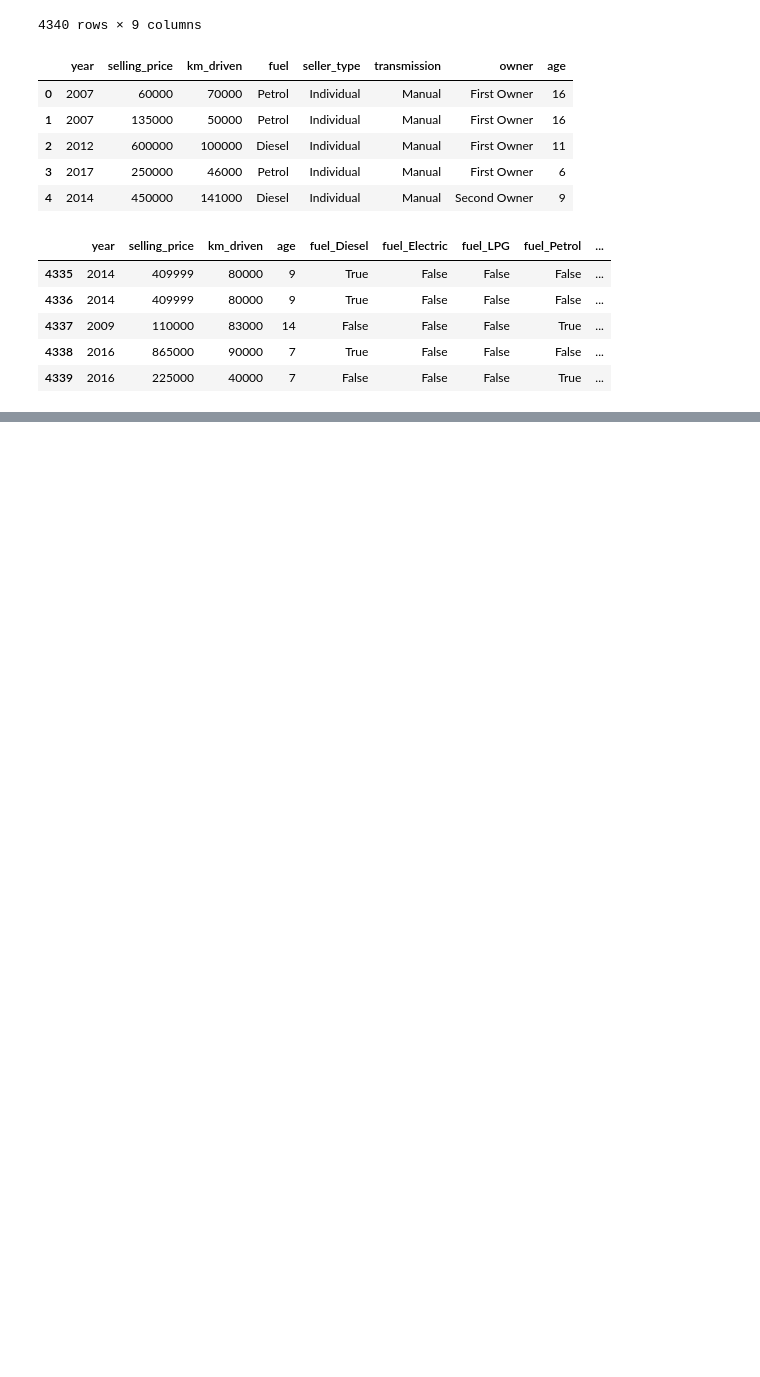
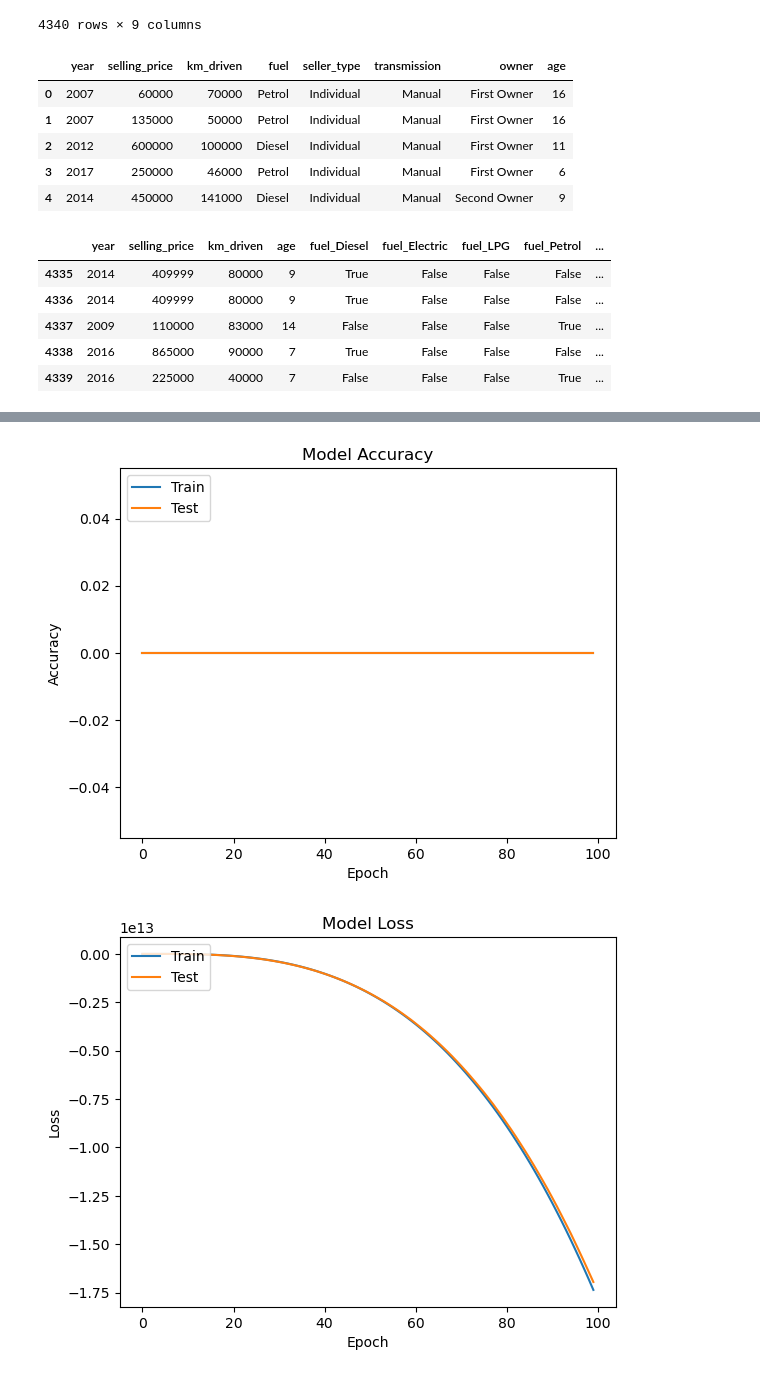
Before and after one commit to BMH7328/Capstone-Project, a Jupyter notebook: Cs Project Shawn.ipynb, the cells around one changed output, grey strips where cells are left out. Cells and saved outputs as stored; diff of their text form; code cells hidden in the pictures; blank space fills up the shorter version.

```diff
--- a/Untitled.ipynb
+++ b/Cs Project Shawn.ipynb
@@ -440,0 +464,3 @@ RandomForestRegressor(max_depth=8, max_features='sqrt', min_samples_split=6,
+# %%
+ann_model = tf.keras.models.Sequential()
+ann_model
@@ -440,0 +470,10 @@ RandomForestRegressor(max_depth=8, max_features='sqrt', min_samples_split=6,
+# %%
+# adding input and first hidden layer
+ann_model.add(tf.keras.layers.Dense(units=6,activation='relu'))
+# adding second hidden layer
+ann_model.add(tf.keras.layers.Dense(units=6,activation='relu'))
+ann_model.add(tf.keras.layers.Dense(units=6,activation='relu'))
+# output layer
+ann_model.add(tf.keras.layers.Dense(units=1,activation='sigmoid'))
+# compile ANN
+ann_model.compile(optimizer='adam',loss='binary_crossentropy',metrics=['accuracy'])
@@ -440,0 +482,4 @@ RandomForestRegressor(max_depth=8, max_features='sqrt', min_samples_split=6,
+# %%
+# training model with train dataset
+history = ann_model.fit(X_train,y_train, batch_size=32, epochs=100, validation_data=(X_test, y_test))
+history
@@ -440,0 +525,21 @@ RandomForestRegressor(max_depth=8, max_features='sqrt', min_samples_split=6,
+# %%
+# plot validation accuracy
+plt.plot(history.history['accuracy'])
+plt.plot(history.history['val_accuracy'])
+plt.title('Model Accuracy')
+plt.ylabel('Accuracy')
+plt.xlabel('Epoch')
+plt.legend(['Train', 'Test'], loc='upper left')
+plt.show()
+
+#plot validation loss value
+plt.plot(history.history['loss'])
+plt.plot(history.history['val_loss'])
+plt.title('Model Loss')
+plt.ylabel('Loss')
+plt.xlabel('Epoch')
+plt.legend(['Train', 'Test'], loc='upper left')
+plt.show()
+# %% [output]
+[figure, added]
+[figure, added]
```
Also changed, not shown: parts of 17 cells of this notebook, 2 other files.
